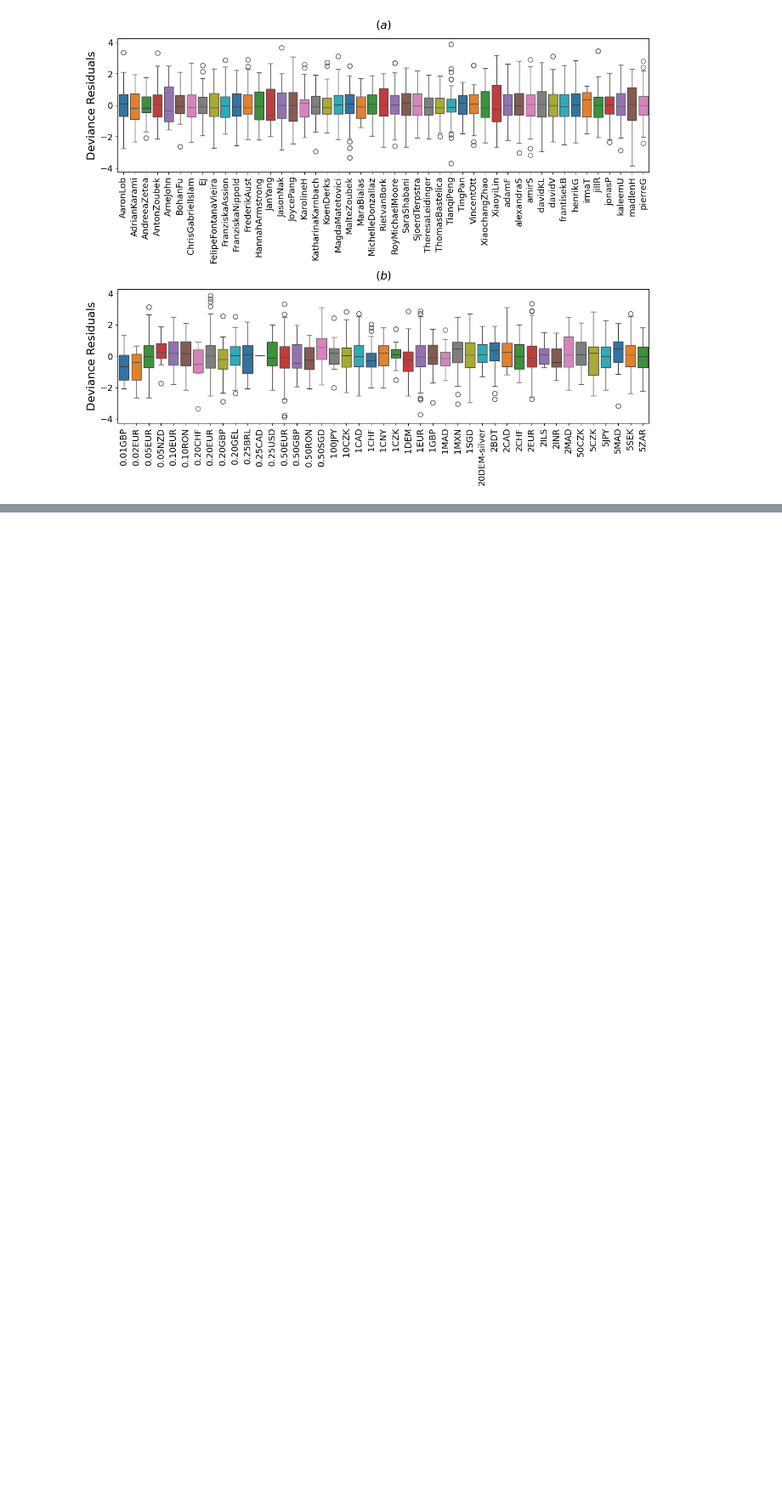
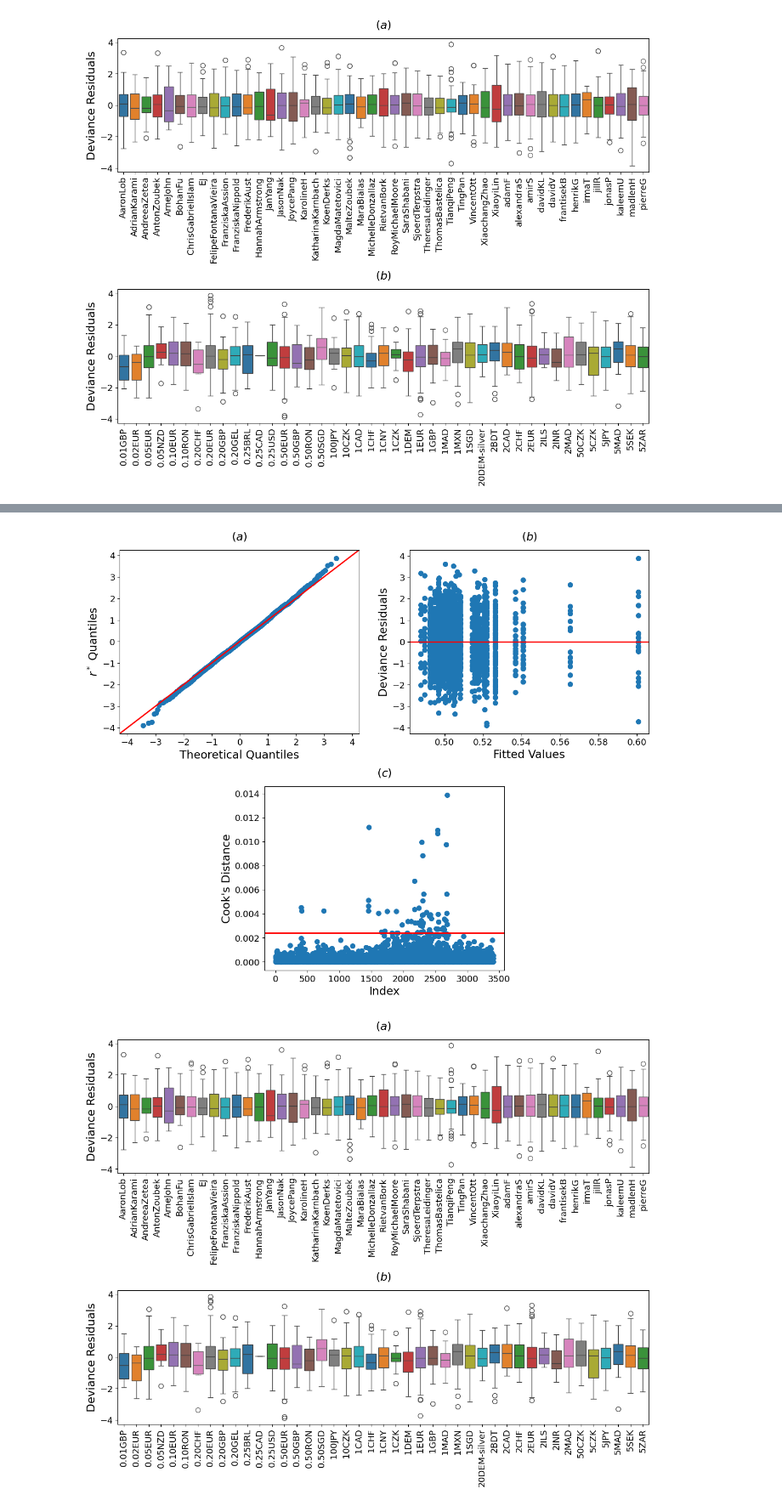
Before and after one commit to Tiddy-Fje/coin-data-regression, a Jupyter notebook: code/glm_analysis.ipynb, the cells around one changed output, grey strips where cells are left out. Shown at 85% size. Saved outputs shown, nothing was run; the diff lists cells and outputs as text; code cells hidden in the pictures; blank space fills up the shorter version.

```diff
--- a/code/glm_analysis.ipynb
+++ b/code/glm_analysis.ipynb
@@ -260,3 +305,14 @@ plt.savefig('../figures/dev_resid_vs_covariates.png', dpi=300)
+# %%
+# These are really similar to the ones for person model
+
+ax = diagnostic_plots( results_person_time )
+plt.savefig('../figures/time_GLM_diagnostics.png', dpi=300)
+
+ax = residual_vs_covariate( results_person_time, data )
+plt.savefig('../figures/time_dev_resid_vs_covariates.png', dpi=300)
+# %% [output]
+[figure, added]
+[figure, added]
 # %%
 # import data
 data = pd.read_csv('../data/full-coin-data/coin data/analyses/data-long.csv' )#, nrows=100000)
```
Also changed, not shown: parts of 9 cells of this notebook, 11 other files.
